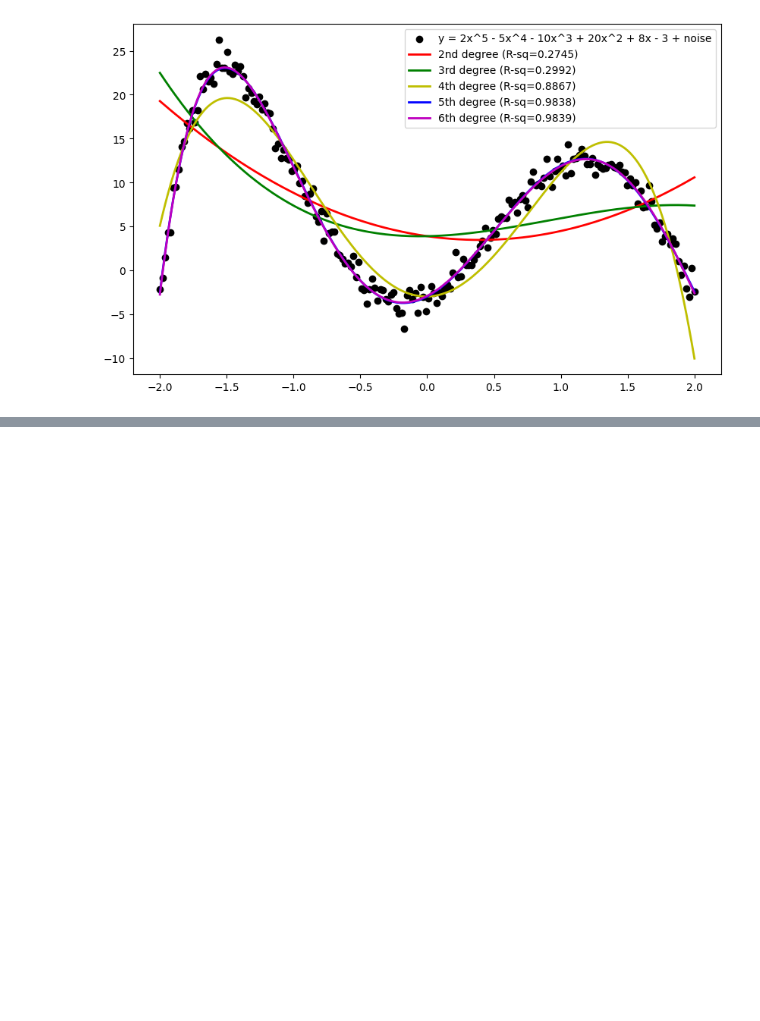
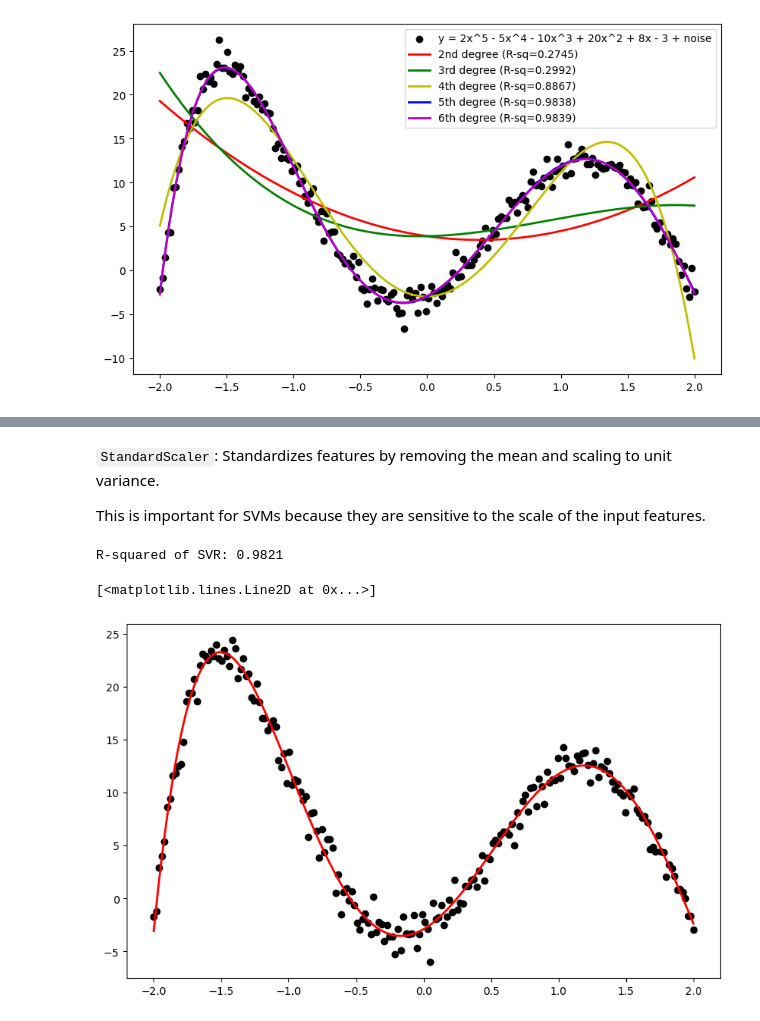
Before and after one commit to azmiozgen/utilynx, a Jupyter notebook: lib/machine_learning/exercise_regression_1.ipynb, the cells around one changed output, grey strips where cells are left out. Cells and saved outputs as stored; diff of their text form; code cells hidden in the pictures; blank space fills up the shorter version.

```diff
--- a/lib/machine_learning/exercise_regression.ipynb
+++ b/lib/machine_learning/exercise_regression_1.ipynb
@@ -320,0 +354,20 @@ plt.legend()
+# %% [markdown]
+`StandardScaler`: Standardizes features by removing the mean and scaling to unit variance.
+
+This is important for SVMs because they are sensitive to the scale of the input features.
+# %%
+x_poly5_reshaped = x_poly5.reshape(-1, 1)
+model_svr = make_pipeline(StandardScaler(), SVR(kernel='poly', degree=5, C=100, epsilon=0.1, coef0=1))
+estimator_svr = model_svr.fit(x_poly5_reshaped, y_poly5)
+y_poly5_pred_svr = estimator_svr.predict(x_poly5_reshaped)
+R_squared_svr = estimator_svr.score(x_poly5_reshaped, y_poly5)
+print(f'R-squared of SVR: {R_squared_svr:.4f}')
+# %% [output]
+R-squared of SVR: 0.9821
+# %%
+plt.figure(figsize=(10, 6))
+plt.scatter(x_poly5, y_poly5, label='y = 2x^5 - 5x^4 - 10x^3 + 20x^2 + 8x - 3 + noise', c='k')
+plt.plot(x_poly5, y_poly5_pred_svr, label=f'SVR (R-sq={R_squared_svr:.4f})', c='r', lw=2)
+# %% [output]
+[<matplotlib.lines.Line2D at 0x...>]
+[figure, added]
```
Also changed, not shown: parts of 5 cells of this notebook.
